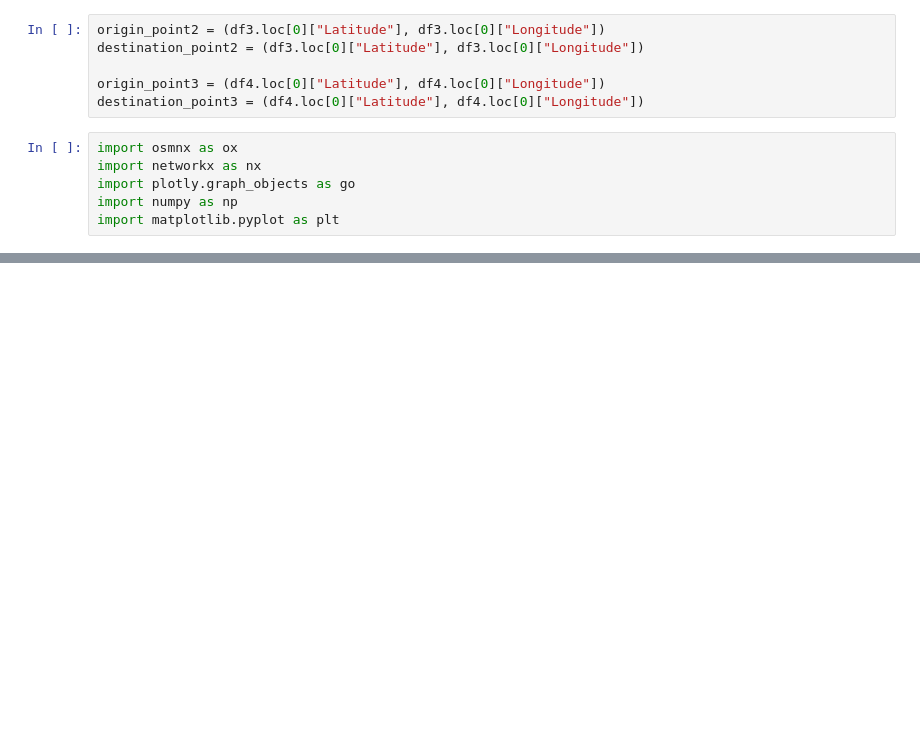
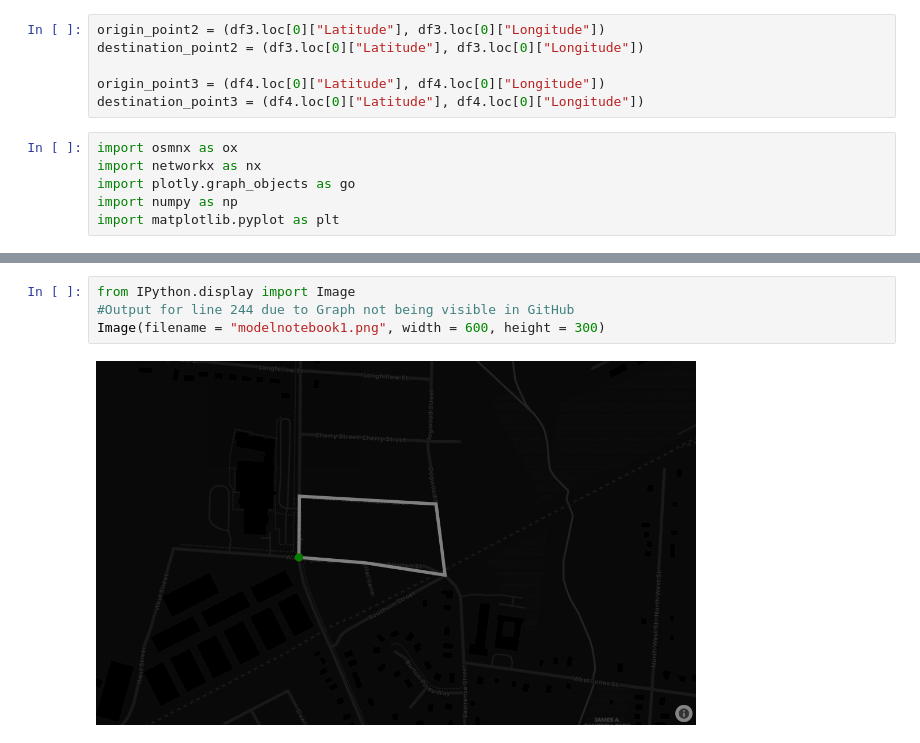
Before and after one commit to Monty2211/Optimal-City-Resource-Deployment-and-Path-Planning-with-Multiple-City-Agencies, a Jupyter notebook: Garbage-Pickup/Model with Visualization.ipynb, the cells around one changed output, grey strips where cells are left out. Cells and saved outputs as stored; diff of their text form; blank space fills up the shorter version.

Commit message:
Graph solution images added

```diff
--- a/Garbage-Pickup/Model with Visualization.ipynb
+++ b/Garbage-Pickup/Model with Visualization.ipynb
@@ -496,3 +496,9 @@ plot_path(lat2, long2, origin_point2, destination_point2)
 plot_path(lat3, long3, origin_point3, destination_point3)
 # %% [output]
 [interactive output not drawn]
+# %%
+from IPython.display import Image
+#Output for line 244 due to Graph not being visible in GitHub
+Image(filename = "modelnotebook1.png", width = 600, height = 300)
+# %% [output]
+[figure, added]
```
Also changed, not shown: parts of 1 cell of this notebook, 1 other file.
